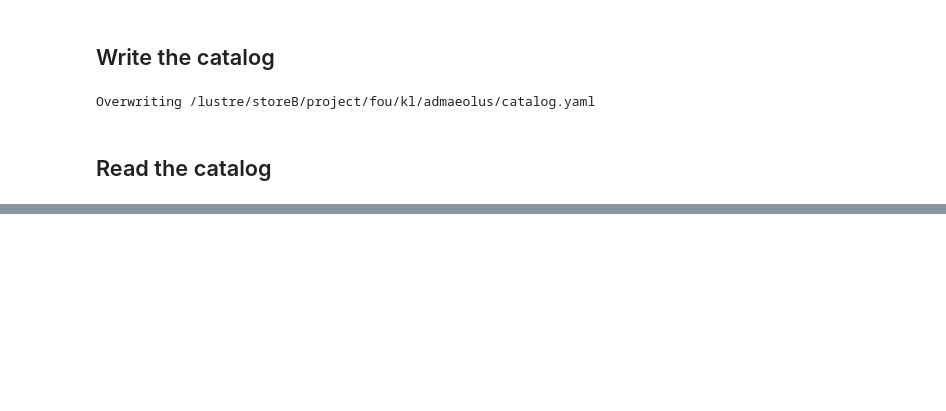
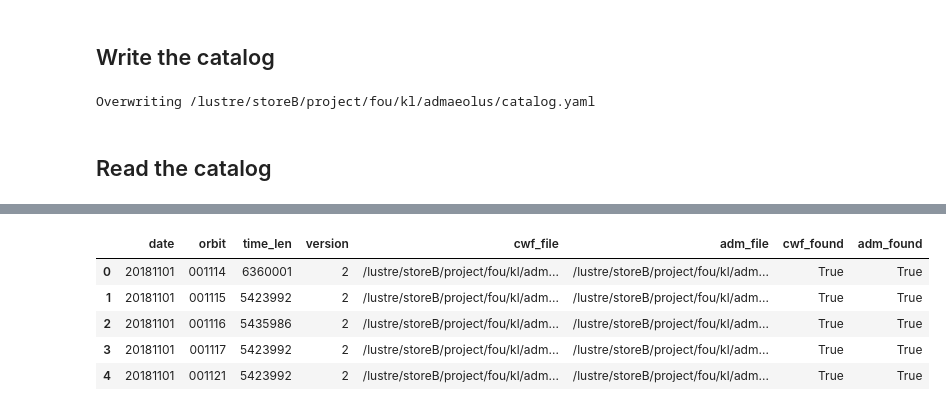
Before and after one commit to avaldebe/pynb, a Jupyter notebook: ADM/Catalog.ipynb, the cells around one changed output, grey strips where cells are left out. Cells and saved outputs as stored; diff of their text form; code cells hidden in the pictures; blank space fills up the shorter version.

Commit message:
ADM create cast files

```diff
--- a/ADM/Catalog.ipynb
+++ b/ADM/Catalog.ipynb
@@ -102,5 +144,8 @@ Overwriting /lustre/storeB/project/fou/kl/admaeolus/catalog.yaml
 # %%
 cat = intake.open_catalog('/lustre/storeB/project/fou/kl/admaeolus/catalog.yaml')
 # %%
-date='201812*'
-orbit='%06d'%1591
+# example date/orbit
+opts = dict(
+    date='201812*',
+    orbit='%06d'%1591,
+)
@@ -148,0 +309,26 @@ Data variables:
+# %%
+# format date
+try:
+    orbit['date'] = orbit.date.dt.strftime('%Y%m%d')
+except AttributeError: # already formated
+    pass
+
+# format orbit
+try:
+    orbit['orbit'] = orbit.orbit.map('{:06d}'.format)
+except ValueError: # already formated
+    pass
+
+# add path to cast file
+urlpath = lambda opts, item: item.describe_open(**opts)['args']['urlpath']
+%time orbit['cwf_file'] = orbit[['date','orbit']].apply(urlpath, item=cat.cwf_cast, axis='columns')
+%time orbit['adm_file'] = orbit[['date','orbit']].apply(urlpath, item=cat.adm_cast, axis='columns')
+
+# check if path exists
+from glob import glob
+found = lambda path: bool(glob(path))
+%time orbit['cwf_found'] = orbit.cwf_file.apply(found)
+%time orbit['adm_found'] = orbit.adm_file.apply(found)
+
+orbit.head()
+# %% [output]
@@ -148,0 +343,6 @@ Data variables:
+|  | date | orbit | time_len | version | cwf_file | adm_file | cwf_found | adm_found |
+| 0 | 20181101 | 001114 | 6360001 | 2 | /lustre/storeB/project/fou/kl/adm... | /lustre/storeB/project/fou/kl/adm... | True | True |
+| 1 | 20181101 | 001115 | 5423992 | 2 | /lustre/storeB/project/fou/kl/adm... | /lustre/storeB/project/fou/kl/adm... | True | True |
+| 2 | 20181101 | 001116 | 5435986 | 2 | /lustre/storeB/project/fou/kl/adm... | /lustre/storeB/project/fou/kl/adm... | True | True |
+| 3 | 20181101 | 001117 | 5423992 | 2 | /lustre/storeB/project/fou/kl/adm... | /lustre/storeB/project/fou/kl/adm... | True | True |
+| 4 | 20181101 | 001121 | 5423992 | 2 | /lustre/storeB/project/fou/kl/adm... | /lustre/storeB/project/fou/kl/adm... | True | True |
```
Also changed, not shown: parts of 23 cells of this notebook.
